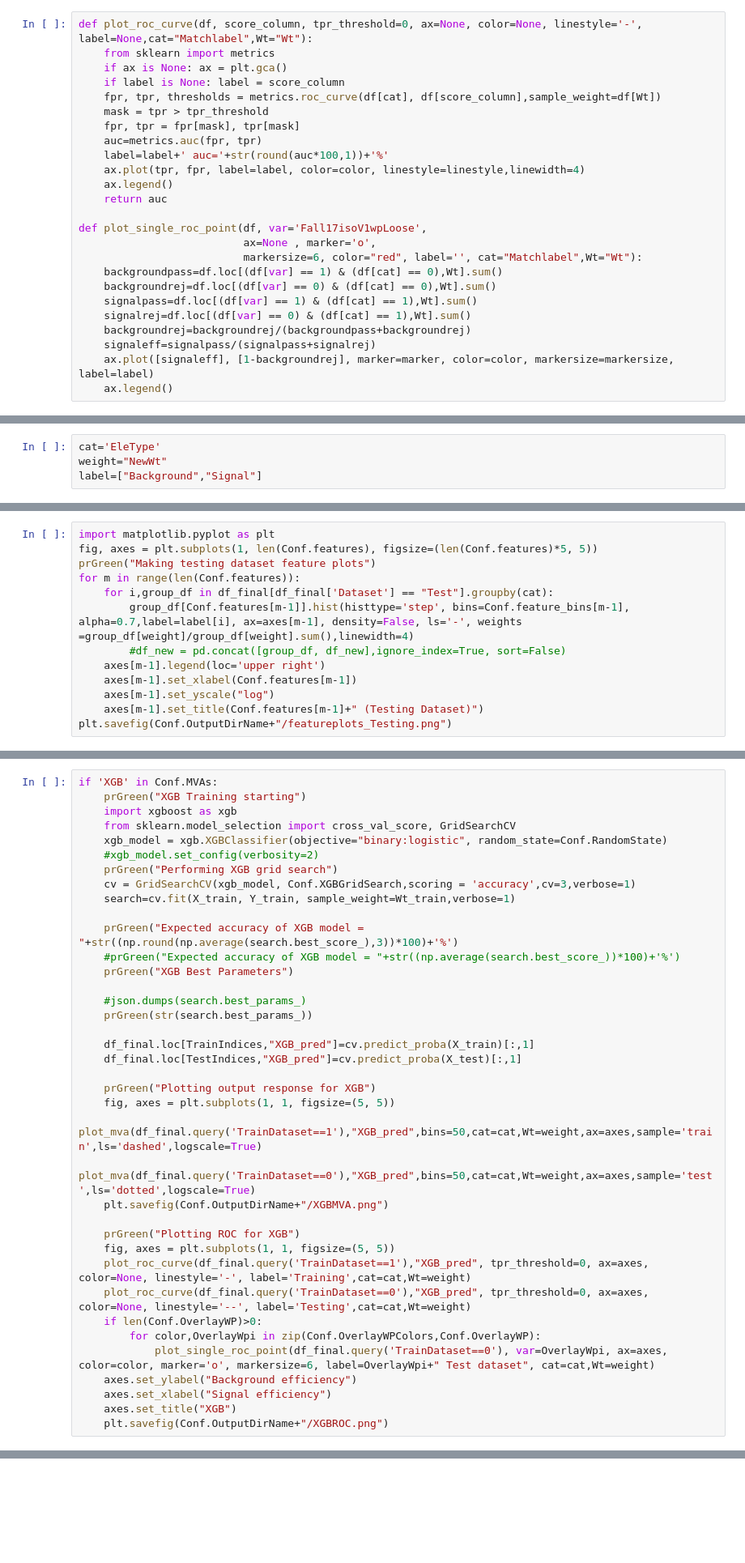
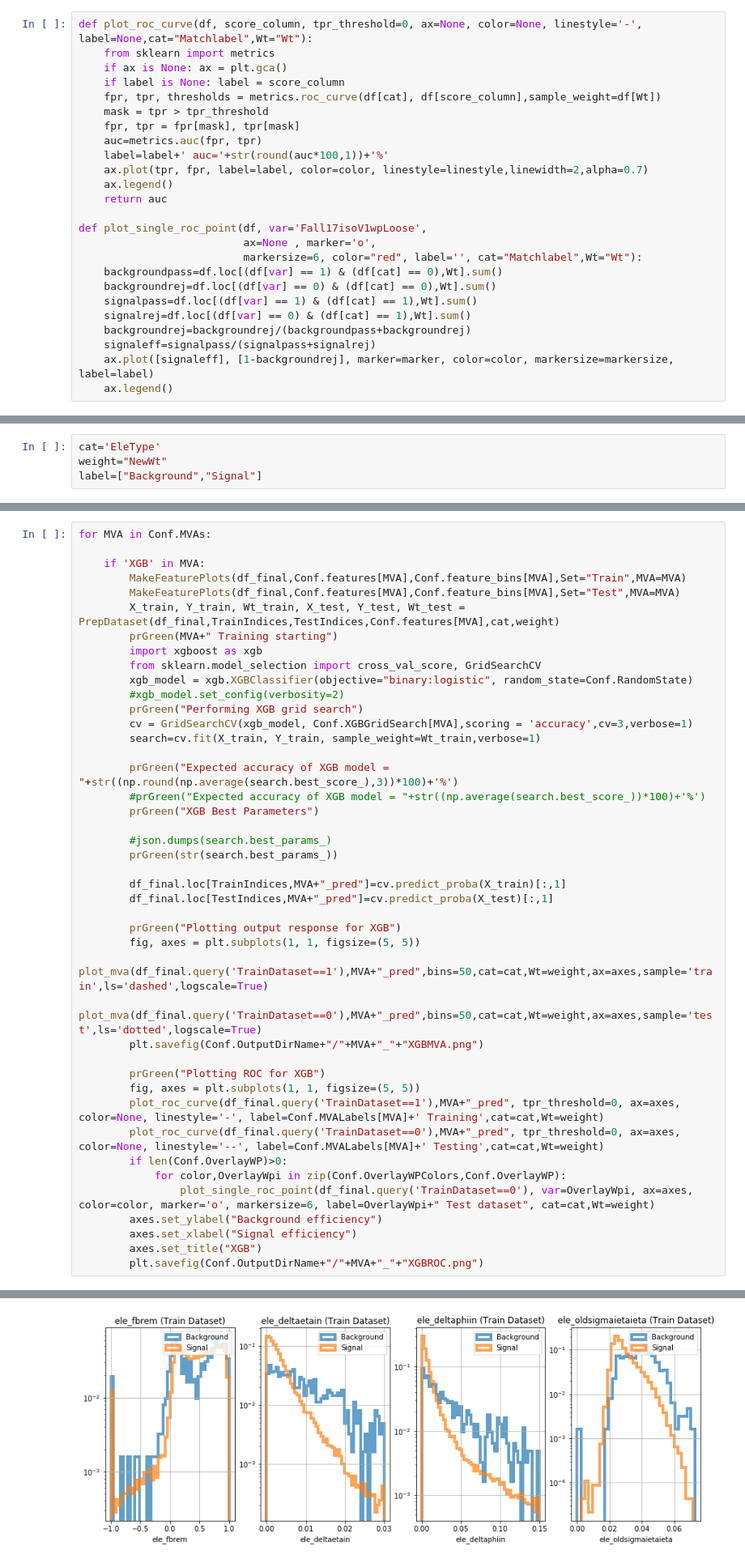
Before and after one commit to cms-egamma/ID-Trainer, a Jupyter notebook: Trainer.ipynb, the cells around one changed output, grey strips where cells are left out. Shown: that part at 81% size. Saved outputs shown, nothing was run; the diff lists cells and outputs as text; blank space fills up the shorter version.

```diff
--- a/Trainer.ipynb
+++ b/Trainer.ipynb
@@ -60,7 +60,7 @@ def plot_roc_curve(df, score_column, tpr_threshold=0, ax=None, color=None, lines
     fpr, tpr = fpr[mask], tpr[mask]
     auc=metrics.auc(fpr, tpr)
     label=label+' auc='+str(round(auc*100,1))+'%'
-    ax.plot(tpr, fpr, label=label, color=color, linestyle=linestyle,linewidth=4)
+    ax.plot(tpr, fpr, label=label, color=color, linestyle=linestyle,linewidth=2,alpha=0.7)
     ax.legend()
     return auc
 
@@ -169,14 +180 @@ plt.savefig(Conf.OutputDirName+"/featureplots_Training.png")
-# %%
-import matplotlib.pyplot as plt
-fig, axes = plt.subplots(1, len(Conf.features), figsize=(len(Conf.features)*5, 5))
-prGreen("Making testing dataset feature plots")
-for m in range(len(Conf.features)):
-    for i,group_df in df_final[df_final['Dataset'] == "Test"].groupby(cat):
-        group_df[Conf.features[m-1]].hist(histtype='step', bins=Conf.feature_bins[m-1], alpha=0.7,label=label[i], ax=axes[m-1], density=False, ls='-', weights =group_df[weight]/group_df[weight].sum(),linewidth=4)
-        #df_new = pd.concat([group_df, df_new],ignore_index=True, sort=False)
-    axes[m-1].legend(loc='upper right')
-    axes[m-1].set_xlabel(Conf.features[m-1])
-    axes[m-1].set_yscale("log")
-    axes[m-1].set_title(Conf.features[m-1]+" (Testing Dataset)")
-plt.savefig(Conf.OutputDirName+"/featureplots_Testing.png")
 # %%
@@ -198,38 +198,44 @@ Wt_test = np.asarray(Wt_test)
 # %%
-if 'XGB' in Conf.MVAs:
-    prGreen("XGB Training starting")
-    import xgboost as xgb
-    from sklearn.model_selection import cross_val_score, GridSearchCV
-    xgb_model = xgb.XGBClassifier(objective="binary:logistic", random_state=Conf.RandomState)
-    #xgb_model.set_config(verbosity=2)
-    prGreen("Performing XGB grid search")
-    cv = GridSearchCV(xgb_model, Conf.XGBGridSearch,scoring = 'accuracy',cv=3,verbose=1)
-    search=cv.fit(X_train, Y_train, sample_weight=Wt_train,verbose=1)
+for MVA in Conf.MVAs:
 
-    prGreen("Expected accuracy of XGB model = "+str((np.round(np.average(search.best_score_),3))*100)+'%')
-    #prGreen("Expected accuracy of XGB model = "+str((np.average(search.best_score_))*100)+'%')
-    prGreen("XGB Best Parameters")
+    if 'XGB' in MVA:
+        MakeFeaturePlots(df_final,Conf.features[MVA],Conf.feature_bins[MVA],Set="Train",MVA=MVA)
+        MakeFeaturePlots(df_final,Conf.features[MVA],Conf.feature_bins[MVA],Set="Test",MVA=MVA)
+        X_train, Y_train, Wt_train, X_test, Y_test, Wt_test = PrepDataset(df_final,TrainIndices,TestIndices,Conf.features[MVA],cat,weight)
+        prGreen(MVA+" Training starting")
+        import xgboost as xgb
+        from sklearn.model_selection import cross_val_score, GridSearchCV
+        xgb_model = xgb.XGBClassifier(objective="binary:logistic", random_state=Conf.RandomState)
+        #xgb_model.set_config(verbosity=2)
+        prGreen("Performing XGB grid search")
+        cv = GridSearchCV(xgb_model, Conf.XGBGridSearch[MVA],scoring = 'accuracy',cv=3,verbose=1)
+        search=cv.fit(X_train, Y_train, sample_weight=Wt_train,verbose=1)
 
-    #json.dumps(search.best_params_)
-    prGreen(str(search.best_params_))
+        prGreen("Expected accuracy of XGB model = "+str((np.round(np.average(search.best_score_),3))*100)+'%')
+        #prGreen("Expected accuracy of XGB model = "+str((np.average(search.best_score_))*100)+'%')
+        prGreen("XGB Best Parameters")
 
-    df_final.loc[TrainIndices,"XGB_pred"]=cv.predict_proba(X_train)[:,1]
-    df_final.loc[TestIndices,"XGB_pred"]=cv.predict_proba(X_test)[:,1]
+        #json.dumps(search.best_params_)
+        prGreen(str(search.best_params_))
 
-    prGreen("Plotting output response for XGB")
-    fig, axes = plt.subplots(1, 1, figsize=(5, 5))
-    plot_mva(df_final.query('TrainDataset==1'),"XGB_pred",bins=50,cat=cat,Wt=weight,ax=axes,sample='train',ls='dashed',logscale=True)
-    plot_mva(df_final.query('TrainDataset==0'),"XGB_pred",bins=50,cat=cat,Wt=weight,ax=axes,sample='test',ls='dotted',logscale=True)
-    plt.savefig(Conf.OutputDirName+"/XGBMVA.png")
+        df_final.loc[TrainIndices,MVA+"_pred"]=cv.predict_proba(X_train)[:,1]
+        df_final.loc[TestIndices,MVA+"_pred"]=cv.predict_proba(X_test)[:,1]
 
-    prGreen("Plotting ROC for XGB")
-    fig, axes = plt.subplots(1, 1, figsize=(5, 5))
-    plot_roc_curve(df_final.query('TrainDataset==1'),"XGB_pred", tpr_threshold=0, ax=axes, color=None, linestyle='-', label='Training',cat=cat,Wt=weight)
-    plot_roc_curve(df_final.query('TrainDataset==0'),"XGB_pred", tpr_threshold=0, ax=axes, color=None, linestyle='--', label='Testing',cat=cat,Wt=weight)
-    if len(Conf.OverlayWP)>0:
-        for color,OverlayWpi in zip(Conf.OverlayWPColors,Conf.OverlayWP):
-            plot_single_roc_point(df_final.query('TrainDataset==0'), var=OverlayWpi, ax=axes, color=color, marker='o', markersize=6, label=OverlayWpi+" Test dataset", cat=cat,Wt=weight)
-    axes.set_ylabel("Background efficiency")
-    axes.set_xlabel("Signal efficiency")
-    axes.set_title("XGB")
-    plt.savefig(Conf.OutputDirName+"/XGBROC.png")
+        prGreen("Plotting output response for XGB")
+        fig, axes = plt.subplots(1, 1, figsize=(5, 5))
+        plot_mva(df_final.query('TrainDataset==1'),MVA+"_pred",bins=50,cat=cat,Wt=weight,ax=axes,sample='train',ls='dashed',logscale=True)
+        plot_mva(df_final.query('TrainDataset==0'),MVA+"_pred",bins=50,cat=cat,Wt=weight,ax=axes,sample='test',ls='dotted',logscale=True)
+        plt.savefig(Conf.OutputDirName+"/"+MVA+"_"+"XGBMVA.png")
+
+        prGreen("Plotting ROC for XGB")
+        fig, axes = plt.subplots(1, 1, figsize=(5, 5))
+        plot_roc_curve(df_final.query('TrainDataset==1'),MVA+"_pred", tpr_threshold=0, ax=axes, color=None, linestyle='-', label=Conf.MVALabels[MVA]+' Training',cat=cat,Wt=weight)
+        plot_roc_curve(df_final.query('TrainDataset==0'),MVA+"_pred", tpr_threshold=0, ax=axes, color=None, linestyle='--', label=Conf.MVALabels[MVA]+' Testing',cat=cat,Wt=weight)
+        if len(Conf.OverlayWP)>0:
+            for color,OverlayWpi in zip(Conf.OverlayWPColors,Conf.OverlayWP):
+                plot_single_roc_point(df_final.query('TrainDataset==0'), var=OverlayWpi, ax=axes, color=color, marker='o', markersize=6, label=OverlayWpi+" Test dataset", cat=cat,Wt=weight)
+        axes.set_ylabel("Background efficiency")
+        axes.set_xlabel("Signal efficiency")
+        axes.set_title("XGB")
+        plt.savefig(Conf.OutputDirName+"/"+MVA+"_"+"XGBROC.png")
+# %% [output]
@@ -235,0 +266 @@ if 'XGB' in Conf.MVAs:
+[figure, added]
```
Also changed, not shown: parts of 11 cells of this notebook, 2 other files.
